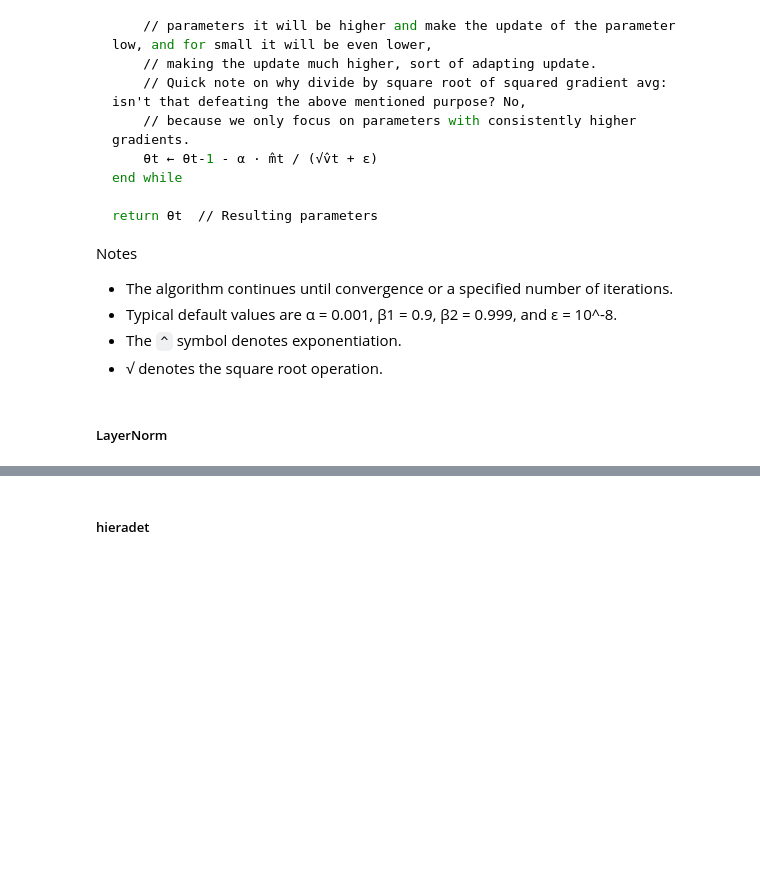
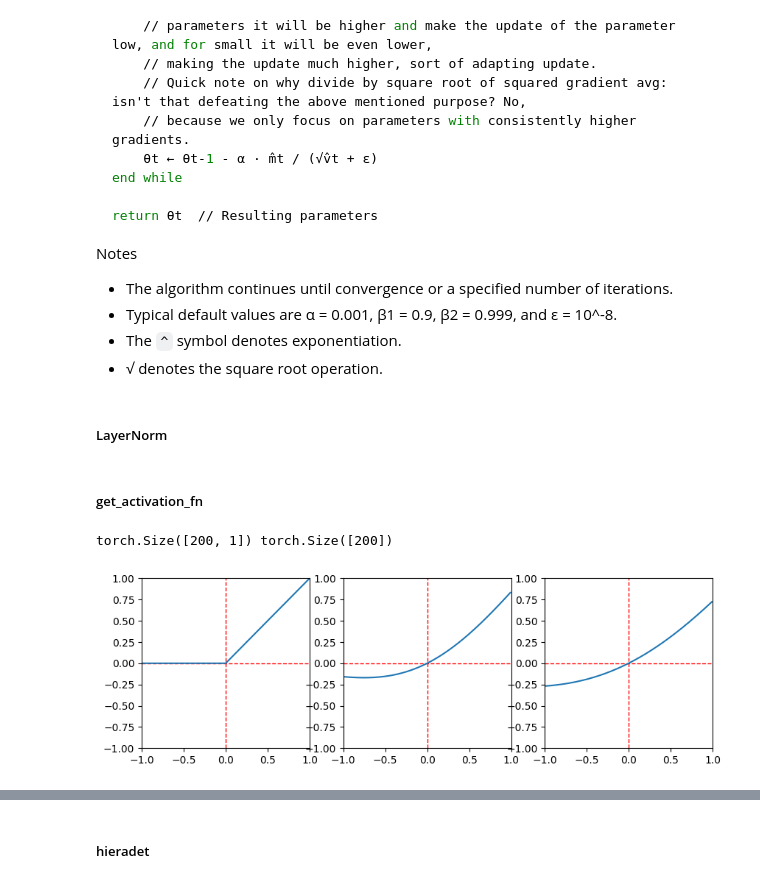
Before and after one commit to arun477/sam_2_explainer, a Jupyter notebook: utils.ipynb, the cells around one changed output, grey strips where cells are left out. Cells and saved outputs as stored; diff of their text form; code cells hidden in the pictures; blank space fills up the shorter version.

```diff
--- a/utils.ipynb
+++ b/utils.ipynb
@@ -434,3 +434,51 @@ class LayerNorm2d(nn.Module):
         x = self.weight[:, None, None] * x + self.bias[:, None, None]
 
         return x
+# %% [markdown]
+##### get_activation_fn
+# %%
+def get_activation_fn(activation):
+    # makes all the negatie values to zero, and keep the positive value same.
+    if activation == 'relu':
+        return F.relu
+
+    # gelu activation remove some hard cut off of negative value like relu, it allows some
+    # small range of negative value after which it will make everythin to zero.
+    # to acheive this effect we can take each value and multiply with s curve which
+    # goes to zero negative region smoothly and for postive goes to 1.
+    # cumulative distribution of normal distribution function actually this s function shape.
+    # https://arxiv.org/pdf/1606.08415
+    if activation == 'gelu':
+        return F.gelu
+
+    # same like glue multipled with s shaped curve but here choosen to be sigmoid instead of
+    # normal dist cdf.
+    # one more changes return output will half of the input so input you need duplicated it twice.
+    # https://arxiv.org/pdf/1612.08083
+    if activation == 'glu':
+        return F.glu
+# %%
+x = torch.arange(-1, 1, 0.01).float()
+
+_, axs = plt.subplots(1, 3, figsize=(10, 3), )
+for ax in axs.flat:
+    ax.axvline(x=0, color='r', linestyle='--', linewidth=1)
+    ax.set_xlim(-1, 1)
+    ax.set_ylim(-1, 1)
+    ax.axhline(y=0, color='r', linestyle='--', linewidth=1)
+
+relu_o = get_activation_fn('relu')(x)
+axs[0].plot(x, relu_o)
+
+gelu_o = get_activation_fn('gelu')(x)
+axs[1].plot(x, gelu_o)
+
+x_glu = torch.stack([x, x], dim=1)
+glu_o = get_activation_fn('glu')(x_glu)
+print(glu_o.shape, x.shape)
+axs[2].plot(x, glu_o)
+
+plt.show()
+# %% [output]
+torch.Size([200, 1]) torch.Size([200])
+[figure, added]
```
Also changed, not shown: parts of 2 cells of this notebook.
